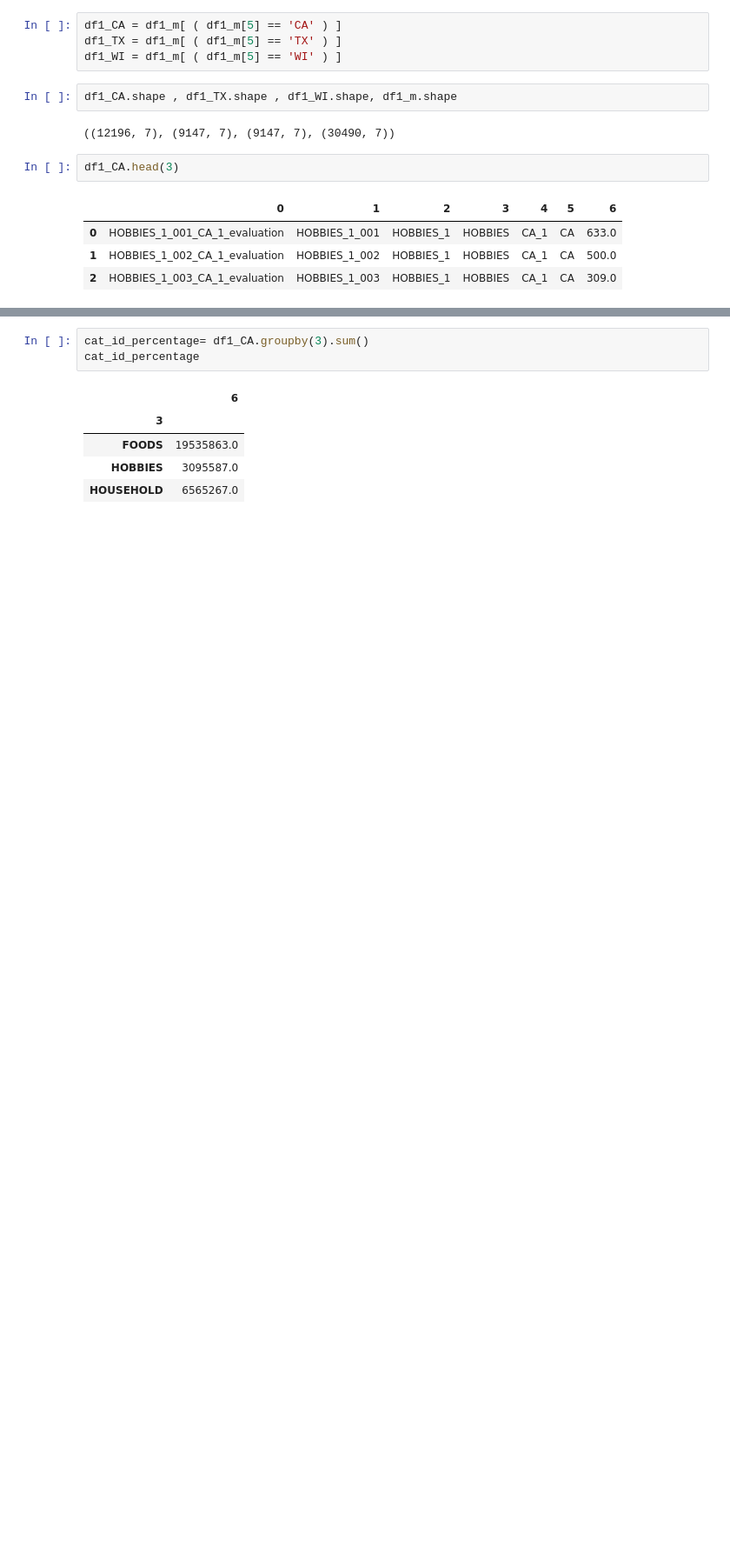
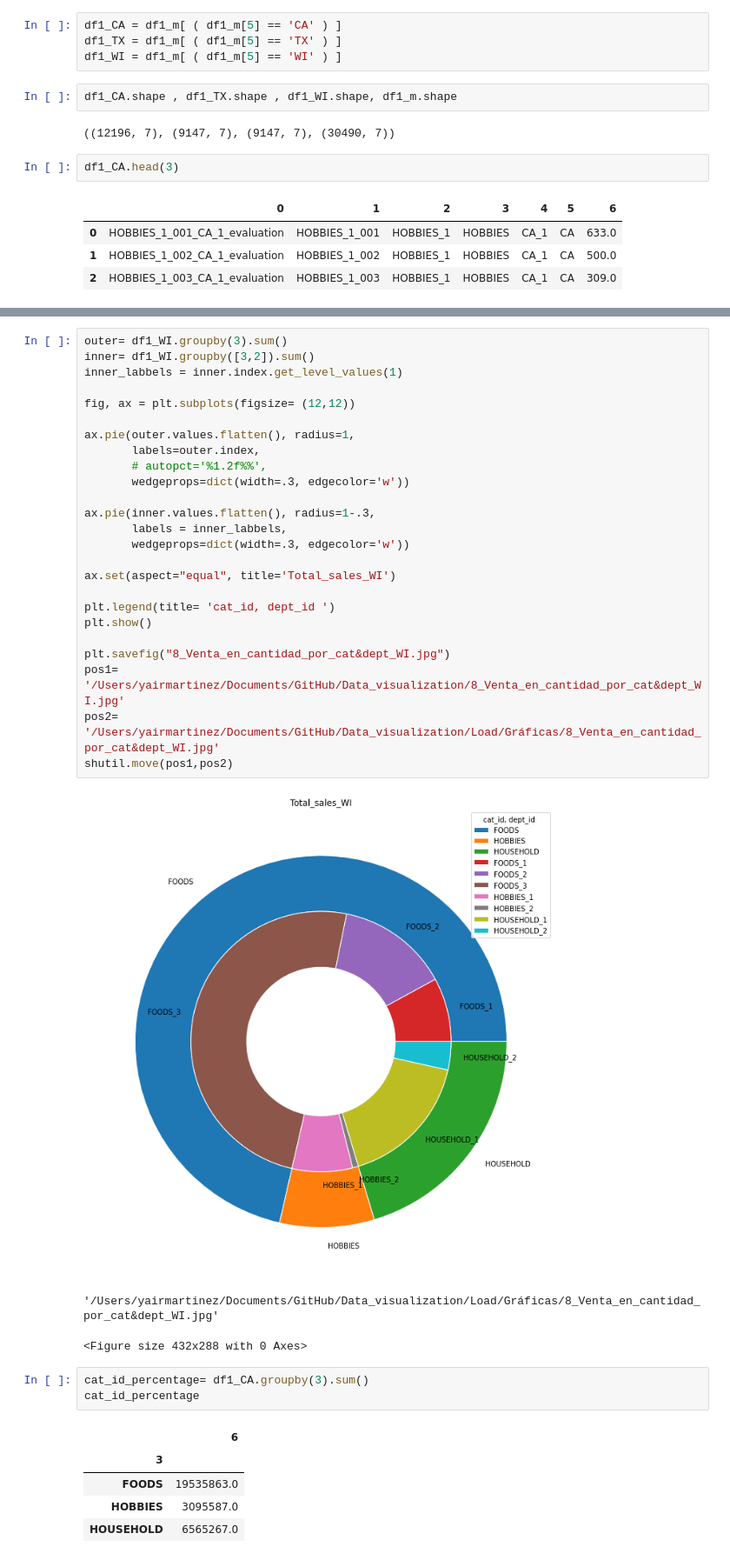
Before and after one commit to lymc33/Data_visualization, a Jupyter notebook: 5_Dashboard_3.ipynb, the cells around one changed output, grey strips where cells are left out. Shown at 87% size. Drawn from its saved outputs; the diff is of its cells as text; blank space fills up the shorter version.

Commit message:
Graphs saved Dashboard 3
Graphs saved Dashboard 3

```diff
--- a/5_Dashboard_3.ipynb
+++ b/5_Dashboard_3.ipynb
@@ -149,3 +171,32 @@ plt.show()
+# %%
+outer= df1_WI.groupby(3).sum()
+inner= df1_WI.groupby([3,2]).sum()
+inner_labbels = inner.index.get_level_values(1)
+
+fig, ax = plt.subplots(figsize= (12,12))
+
+ax.pie(outer.values.flatten(), radius=1,
+       labels=outer.index,
+       # autopct='%1.2f%%',
+       wedgeprops=dict(width=.3, edgecolor='w'))
+
+ax.pie(inner.values.flatten(), radius=1-.3,
+       labels = inner_labbels,
+       wedgeprops=dict(width=.3, edgecolor='w'))
+
+ax.set(aspect="equal", title='Total_sales_WI')
+
+plt.legend(title= 'cat_id, dept_id ')
+plt.show()
+
+plt.savefig("8_Venta_en_cantidad_por_cat&dept_WI.jpg")
+pos1= '/Users/yairmartinez/Documents/GitHub/Data_visualization/8_Venta_en_cantidad_por_cat&dept_WI.jpg'
+pos2= '/Users/yairmartinez/Documents/GitHub/Data_visualization/Load/Gráficas/8_Venta_en_cantidad_por_cat&dept_WI.jpg'
+shutil.move(pos1,pos2)
+# %% [output]
+[figure, added]
+'/Users/yairmartinez/Documents/GitHub/Data_visualization/Load/Gráficas/8_Venta_en_cantidad_por_cat&dept_WI.jpg'
+<Figure size 432x288 with 0 Axes>
 # %%
 cat_id_percentage= df1_CA.groupby(3).sum()
 cat_id_percentage
```
Also changed, not shown: parts of 6 cells of this notebook, 6 other files.
